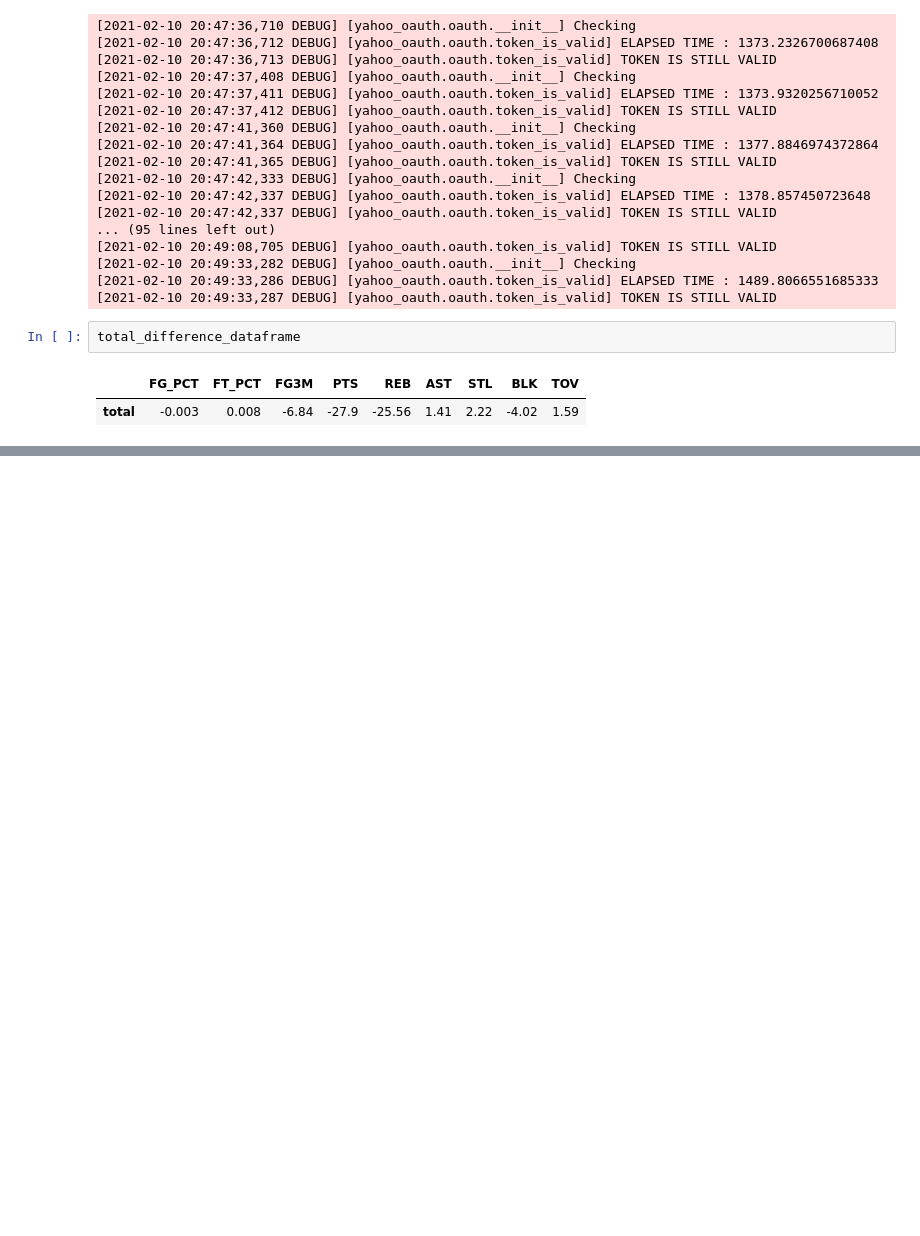
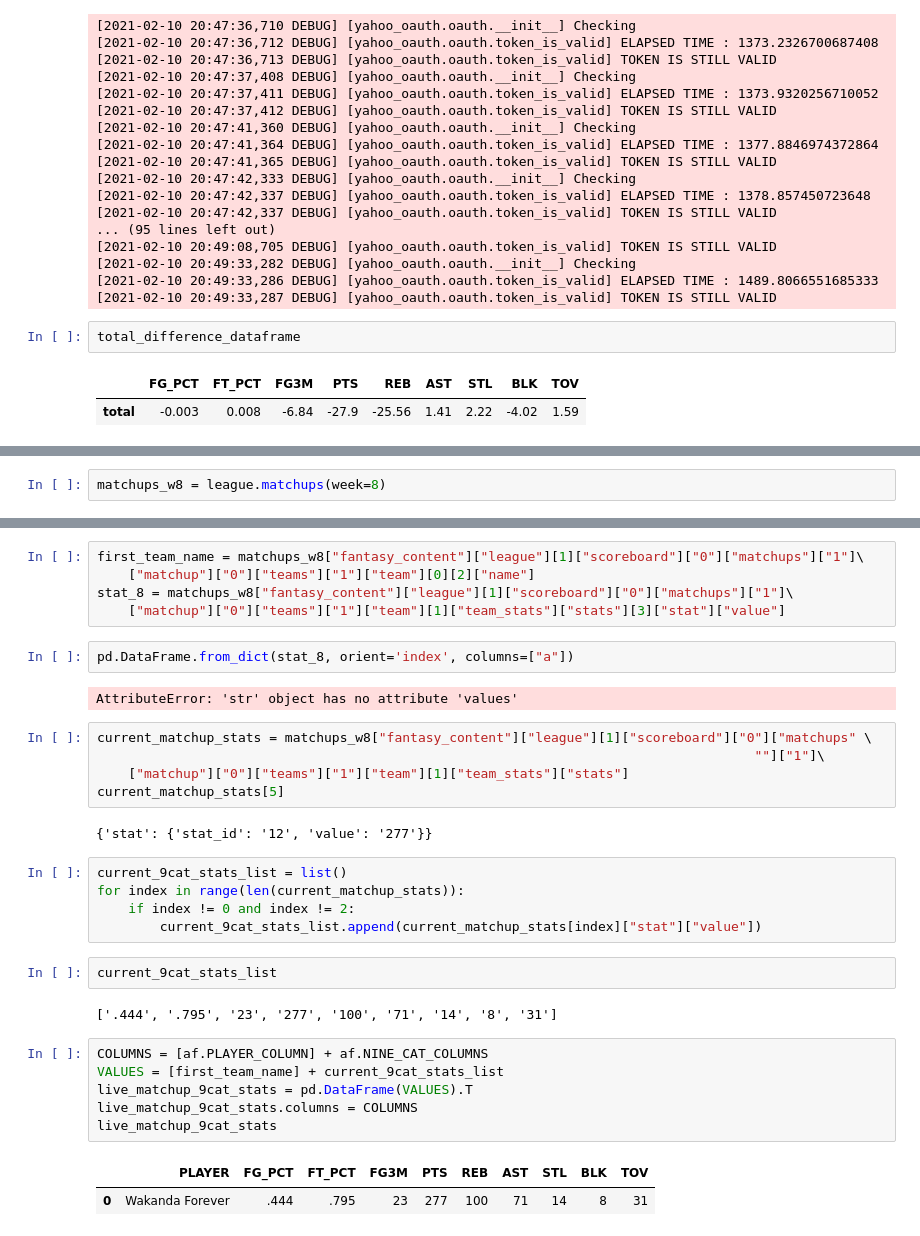
Before and after one commit to JaumeClave/waiver_wire_machine, a Jupyter notebook: notebooks/04_matchup_evaluator.ipynb, the cells around one changed output, grey strips where cells are left out. Saved outputs shown, nothing was run; the diff lists cells and outputs as text; blank space fills up the shorter version.

Commit message:
Live matchups

```diff
--- a/notebooks/04_matchup_evaluator.ipynb
+++ b/notebooks/04_matchup_evaluator.ipynb
@@ -1424,0 +1437,2 @@ total_difference_dataframe
+# %%
+matchups_w8 = league.matchups(week=8)
@@ -1424,0 +1471,34 @@ total_difference_dataframe
+# %%
+first_team_name = matchups_w8["fantasy_content"]["league"][1]["scoreboard"]["0"]["matchups"]["1"]\
+    ["matchup"]["0"]["teams"]["1"]["team"][0][2]["name"]
+stat_8 = matchups_w8["fantasy_content"]["league"][1]["scoreboard"]["0"]["matchups"]["1"]\
+    ["matchup"]["0"]["teams"]["1"]["team"][1]["team_stats"]["stats"][3]["stat"]["value"]
+# %%
+pd.DataFrame.from_dict(stat_8, orient='index', columns=["a"])
+# %% [output]
+AttributeError: 'str' object has no attribute 'values'
+# %%
+current_matchup_stats = matchups_w8["fantasy_content"]["league"][1]["scoreboard"]["0"]["matchups" \
+                                                                                    ""]["1"]\
+    ["matchup"]["0"]["teams"]["1"]["team"][1]["team_stats"]["stats"]
+current_matchup_stats[5]
+# %% [output]
+{'stat': {'stat_id': '12', 'value': '277'}}
+# %%
+current_9cat_stats_list = list()
+for index in range(len(current_matchup_stats)):
+    if index != 0 and index != 2:
+        current_9cat_stats_list.append(current_matchup_stats[index]["stat"]["value"])
+# %%
+current_9cat_stats_list
+# %% [output]
+['.444', '.795', '23', '277', '100', '71', '14', '8', '31']
+# %%
+COLUMNS = [af.PLAYER_COLUMN] + af.NINE_CAT_COLUMNS
+VALUES = [first_team_name] + current_9cat_stats_list
+live_matchup_9cat_stats = pd.DataFrame(VALUES).T
+live_matchup_9cat_stats.columns = COLUMNS
+live_matchup_9cat_stats
+# %% [output]
+|  | PLAYER | FG_PCT | FT_PCT | FG3M | PTS | REB | AST | STL | BLK | TOV |
+| 0 | Wakanda Forever | .444 | .795 | 23 | 277 | 100 | 71 | 14 | 8 | 31 |
```
Also changed, not shown: parts of 4 cells of this notebook.
